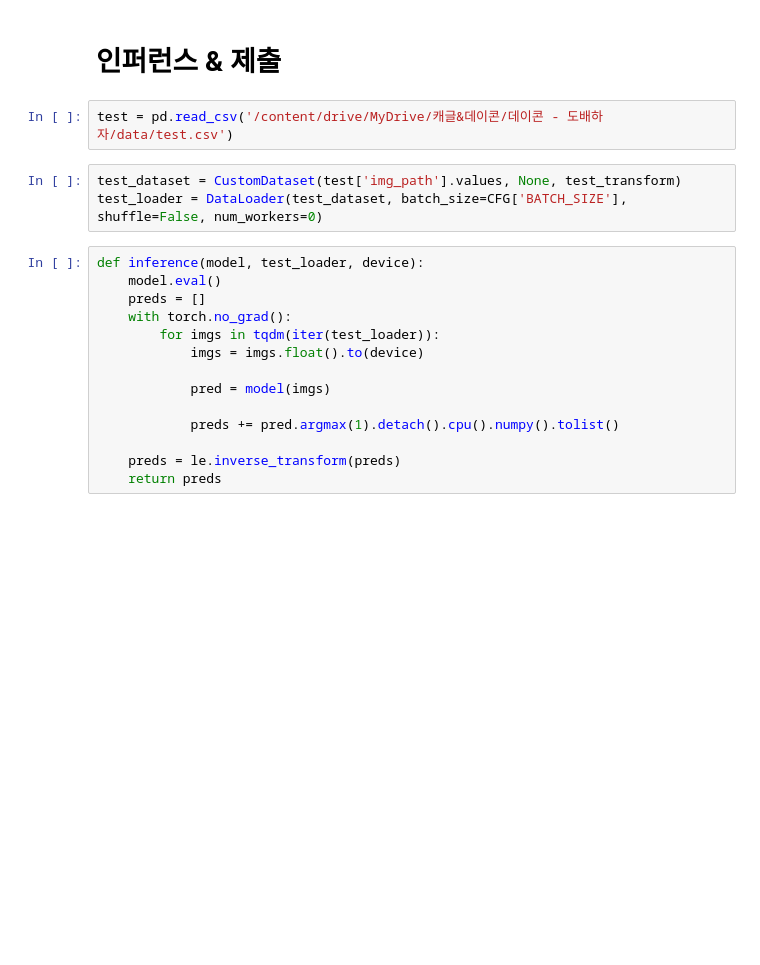
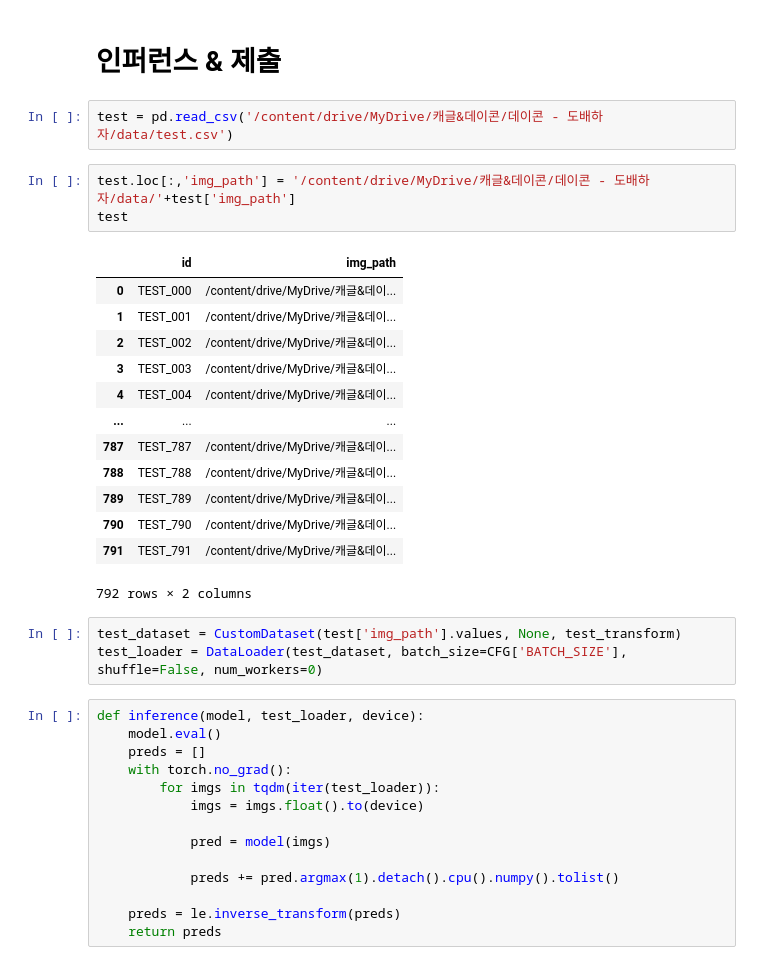
Before and after one commit to rhks13/Vision_practice, a Jupyter notebook: 베이스라인_efficientnet.ipynb, the cells around one changed output. Drawn from its saved outputs; the diff is of its cells as text; blank space fills up the shorter version.

```diff
--- a/베이스라인_efficientnet.ipynb
+++ b/베이스라인_efficientnet.ipynb
@@ -250,6 +250,23 @@ Epoch [10], Train Loss : [0.05808] Val Loss : [1.17381] Val Weighted F1 Score :
 # **인퍼런스 & 제출**
 # %%
 test = pd.read_csv('/content/drive/MyDrive/캐글&데이콘/데이콘 - 도배하자/data/test.csv')
+# %%
+test.loc[:,'img_path'] = '/content/drive/MyDrive/캐글&데이콘/데이콘 - 도배하자/data/'+test['img_path']
+test
+# %% [output]
+|  | id | img_path |
+| 0 | TEST_000 | /content/drive/MyDrive/캐글&데이... |
+| 1 | TEST_001 | /content/drive/MyDrive/캐글&데이... |
+| 2 | TEST_002 | /content/drive/MyDrive/캐글&데이... |
+| 3 | TEST_003 | /content/drive/MyDrive/캐글&데이... |
+| 4 | TEST_004 | /content/drive/MyDrive/캐글&데이... |
+| ... | ... | ... |
+| 787 | TEST_787 | /content/drive/MyDrive/캐글&데이... |
+| 788 | TEST_788 | /content/drive/MyDrive/캐글&데이... |
+| 789 | TEST_789 | /content/drive/MyDrive/캐글&데이... |
+| 790 | TEST_790 | /content/drive/MyDrive/캐글&데이... |
+| 791 | TEST_791 | /content/drive/MyDrive/캐글&데이... |
+792 rows × 2 columns
 # %%
 test_dataset = CustomDataset(test['img_path'].values, None, test_transform)
 test_loader = DataLoader(test_dataset, batch_size=CFG['BATCH_SIZE'], shuffle=False, num_workers=0)
```
Also changed, not shown: parts of 3 cells of this notebook.
